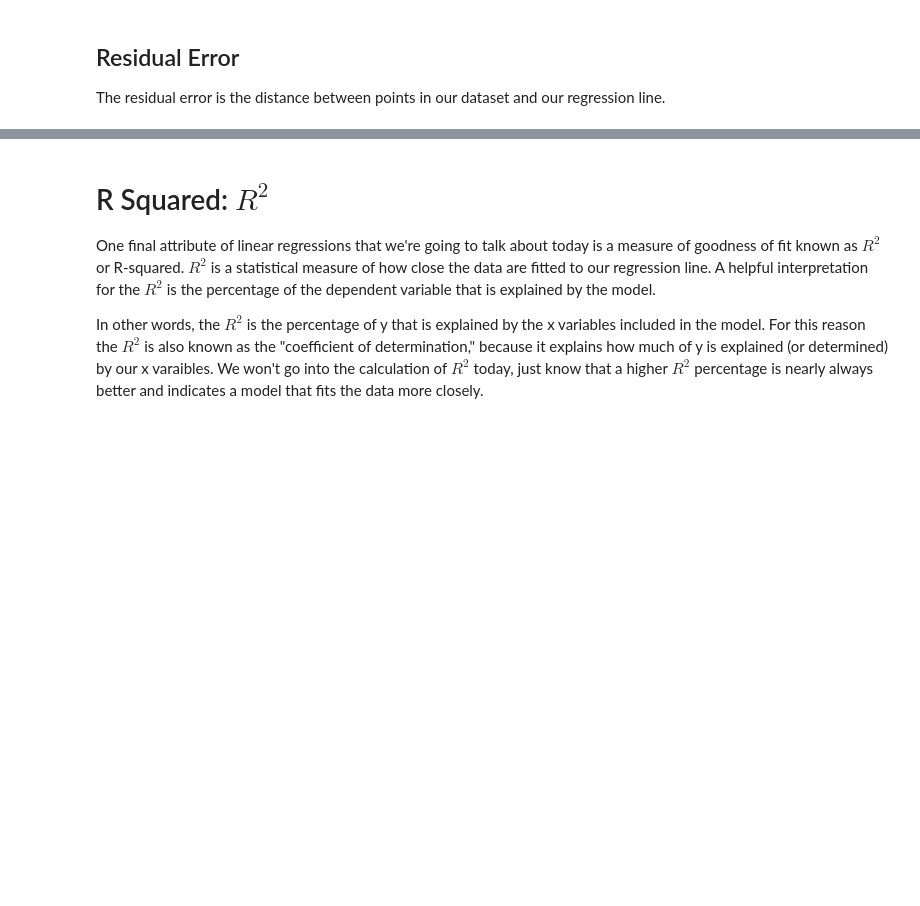
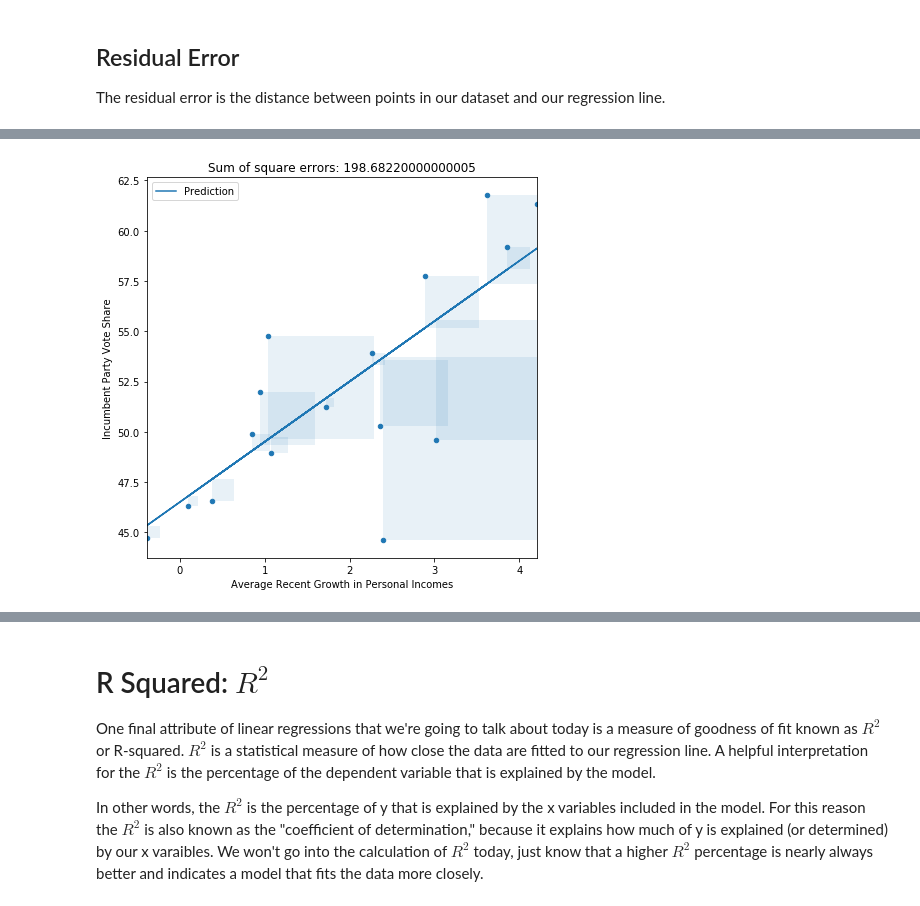
Before and after one commit to LambdaSchool/DS-Unit-2-Sprint-2-Regression, a Jupyter notebook: module1-ols-regression/ols-regression.ipynb, the cells around one changed output, grey strips where cells are left out. Drawn from its saved outputs; the diff is of its cells as text; code cells hidden in the pictures; blank space fills up the shorter version.

```diff
--- a/module1-ols-regression/ols-regression.ipynb
+++ b/module1-ols-regression/ols-regression.ipynb
@@ -224,3 +354,7 @@ interact(regression, m=(-10,10,0.5), b=(40,60,0.5));
+# %%
+regression(3, 46.5)
+# %% [output]
+[figure, added]
 # %%
 b = 46
 ms = np.arange(-10,10,0.5)
```
Also changed, not shown: parts of 45 cells of this notebook.
